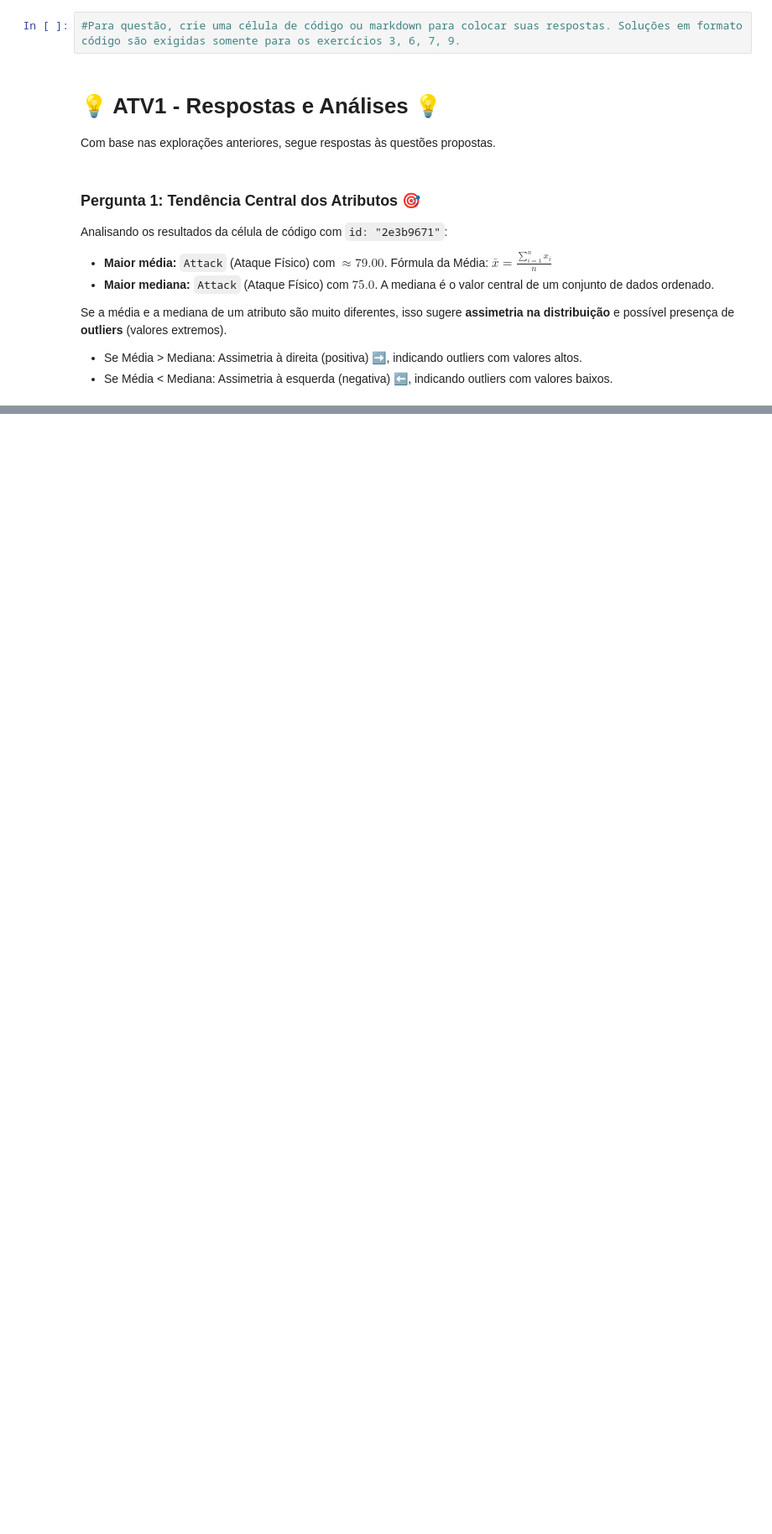
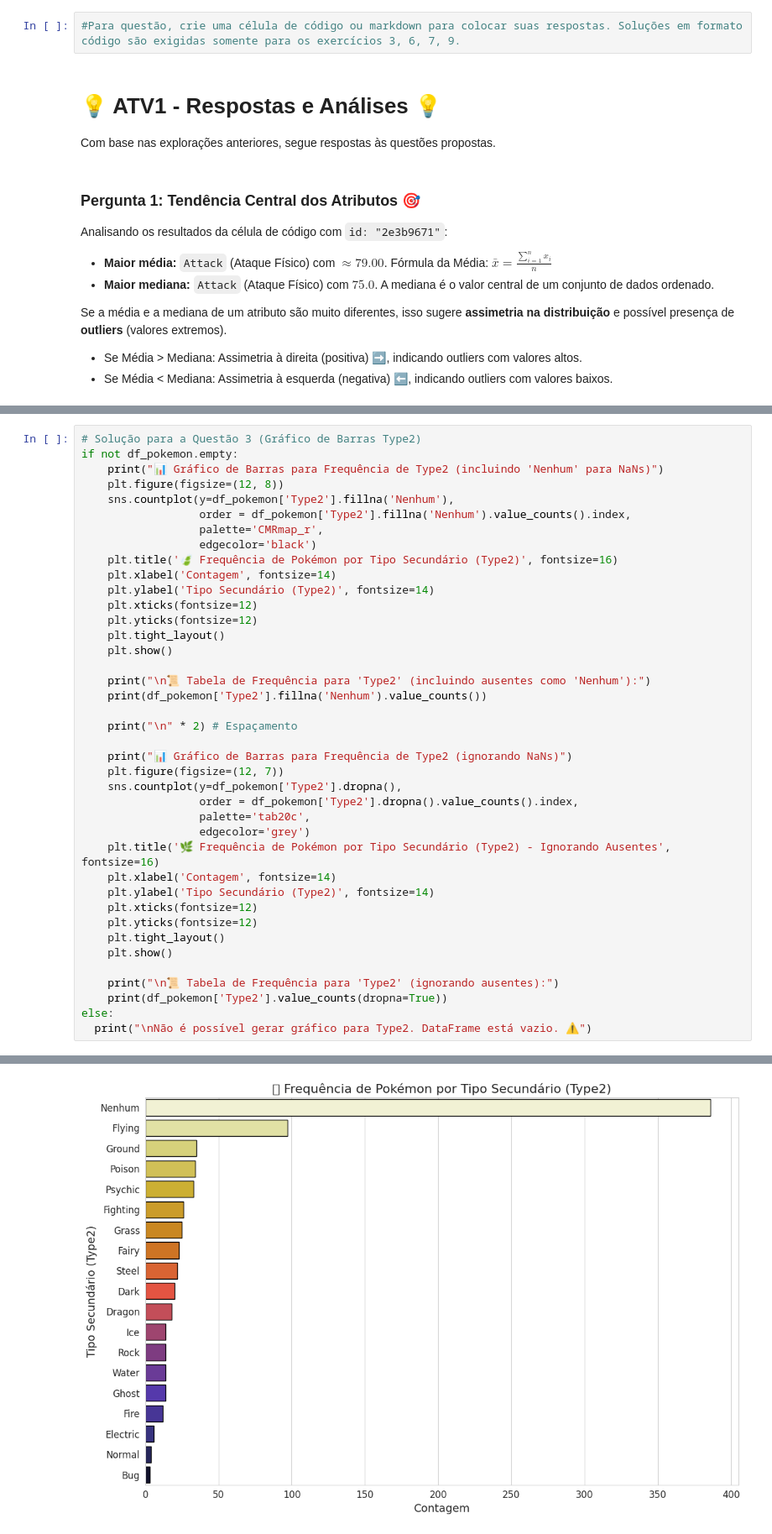
Before and after one commit to et586-estatistica/intro-data-analysis-Mauro-Jorge, a Jupyter notebook: atividade1.ipynb, the cells around one changed output, grey strips where cells are left out. Shown: that part at 84% size. Saved outputs shown, nothing was run; the diff lists cells and outputs as text; blank space fills up the shorter version.

```diff
--- a/atividade1.ipynb
+++ b/atividade1.ipynb
@@ -580,0 +601,41 @@ Se a média e a mediana de um atributo são muito diferentes, isso sugere **assi
+# %%
+# Solução para a Questão 3 (Gráfico de Barras Type2)
+if not df_pokemon.empty:
+    print("📊 Gráfico de Barras para Frequência de Type2 (incluindo 'Nenhum' para NaNs)")
+    plt.figure(figsize=(12, 8))
+    sns.countplot(y=df_pokemon['Type2'].fillna('Nenhum'),
+                  order = df_pokemon['Type2'].fillna('Nenhum').value_counts().index,
+                  palette='CMRmap_r',
+                  edgecolor='black')
+    plt.title('🍃 Frequência de Pokémon por Tipo Secundário (Type2)', fontsize=16)
+    plt.xlabel('Contagem', fontsize=14)
+    plt.ylabel('Tipo Secundário (Type2)', fontsize=14)
+    plt.xticks(fontsize=12)
+    plt.yticks(fontsize=12)
+    plt.tight_layout()
+    plt.show()
+
+    print("\n📜 Tabela de Frequência para 'Type2' (incluindo ausentes como 'Nenhum'):")
+    print(df_pokemon['Type2'].fillna('Nenhum').value_counts())
+
+    print("\n" * 2) # Espaçamento
+
+    print("📊 Gráfico de Barras para Frequência de Type2 (ignorando NaNs)")
+    plt.figure(figsize=(12, 7))
+    sns.countplot(y=df_pokemon['Type2'].dropna(),
+                  order = df_pokemon['Type2'].dropna().value_counts().index,
+                  palette='tab20c',
+                  edgecolor='grey')
+    plt.title('🌿 Frequência de Pokémon por Tipo Secundário (Type2) - Ignorando Ausentes', fontsize=16)
+    plt.xlabel('Contagem', fontsize=14)
+    plt.ylabel('Tipo Secundário (Type2)', fontsize=14)
+    plt.xticks(fontsize=12)
+    plt.yticks(fontsize=12)
+    plt.tight_layout()
+    plt.show()
+
+    print("\n📜 Tabela de Frequência para 'Type2' (ignorando ausentes):")
+    print(df_pokemon['Type2'].value_counts(dropna=True))
+else:
+  print("\nNão é possível gerar gráfico para Type2. DataFrame está vazio. ⚠️")
+# %% [output]
@@ -580,0 +646 @@ Se a média e a mediana de um atributo são muito diferentes, isso sugere **assi
+[figure, added]
```
Also changed, not shown: parts of 3 cells of this notebook.
